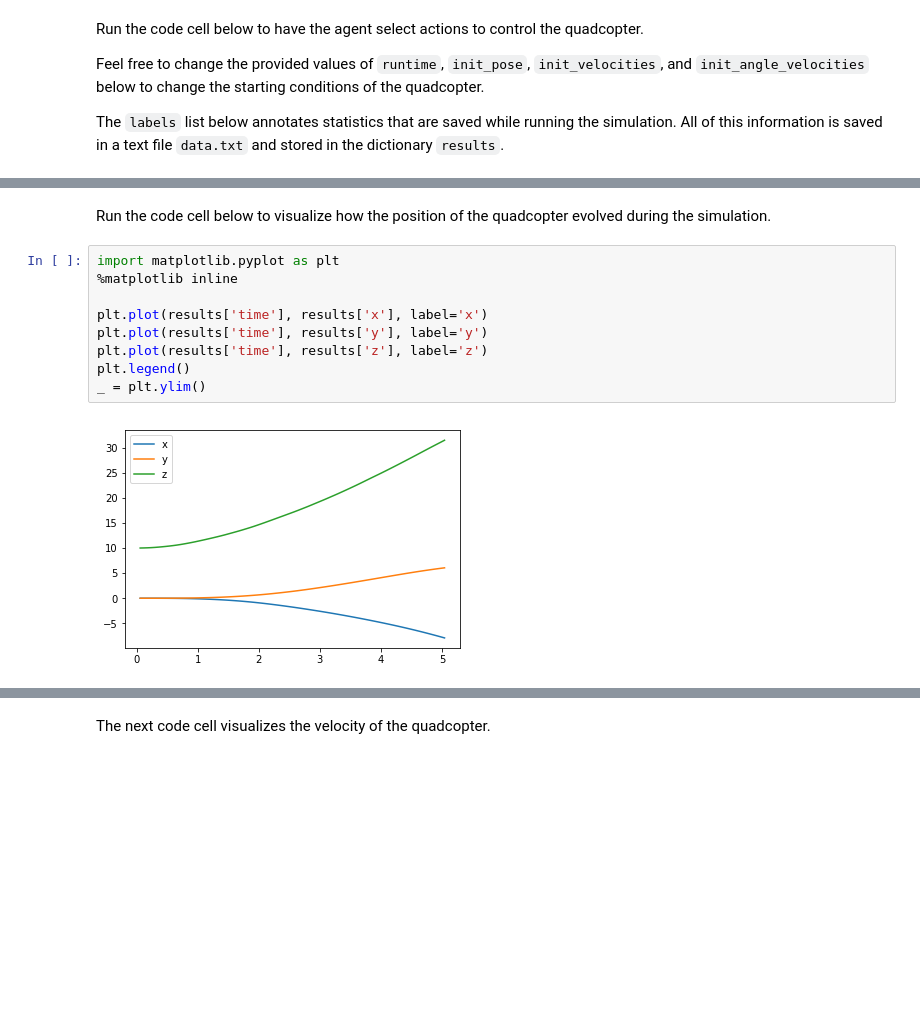
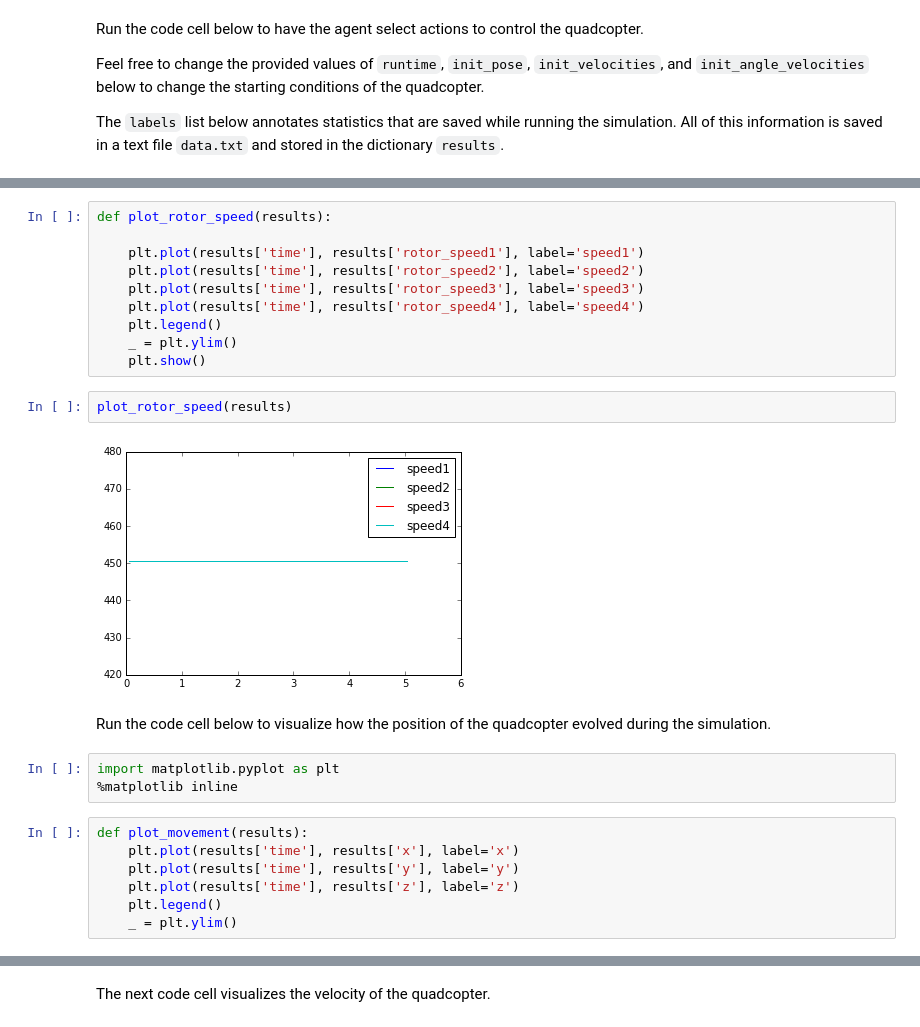
Before and after one commit to ChrisProgramming2018/Udacity, a Jupyter notebook: Quadcop/Quadcopter_Project.ipynb, the cells around one changed output, grey strips where cells are left out. Cells and saved outputs as stored; diff of their text form; blank space fills up the shorter version.

```diff
--- a/Quadcop/Quadcopter_Project.ipynb
+++ b/Quadcop/Quadcopter_Project.ipynb
@@ -92,13 +130,26 @@ next_state.shape
+# %%
+def plot_rotor_speed(results):
+
+    plt.plot(results['time'], results['rotor_speed1'], label='speed1')
+    plt.plot(results['time'], results['rotor_speed2'], label='speed2')
+    plt.plot(results['time'], results['rotor_speed3'], label='speed3')
+    plt.plot(results['time'], results['rotor_speed4'], label='speed4')
+    plt.legend()
+    _ = plt.ylim()
+    plt.show()
+# %%
+plot_rotor_speed(results)
+# %% [output]
+[figure, added]
 # %% [markdown]
 Run the code cell below to visualize how the position of the quadcopter evolved during the simulation.
+# %%
+import matplotlib.pyplot as plt
+%matplotlib inline
 # %%
-import matplotlib.pyplot as plt
-%matplotlib inline
-
-plt.plot(results['time'], results['x'], label='x')
-plt.plot(results['time'], results['y'], label='y')
-plt.plot(results['time'], results['z'], label='z')
-plt.legend()
-_ = plt.ylim()
+def plot_movement(results):
+    plt.plot(results['time'], results['x'], label='x')
+    plt.plot(results['time'], results['y'], label='y')
+    plt.plot(results['time'], results['z'], label='z')
+    plt.legend()
+    _ = plt.ylim()
-# %% [output]
-[figure, removed]
```
Also changed, not shown: parts of 58 cells of this notebook.
